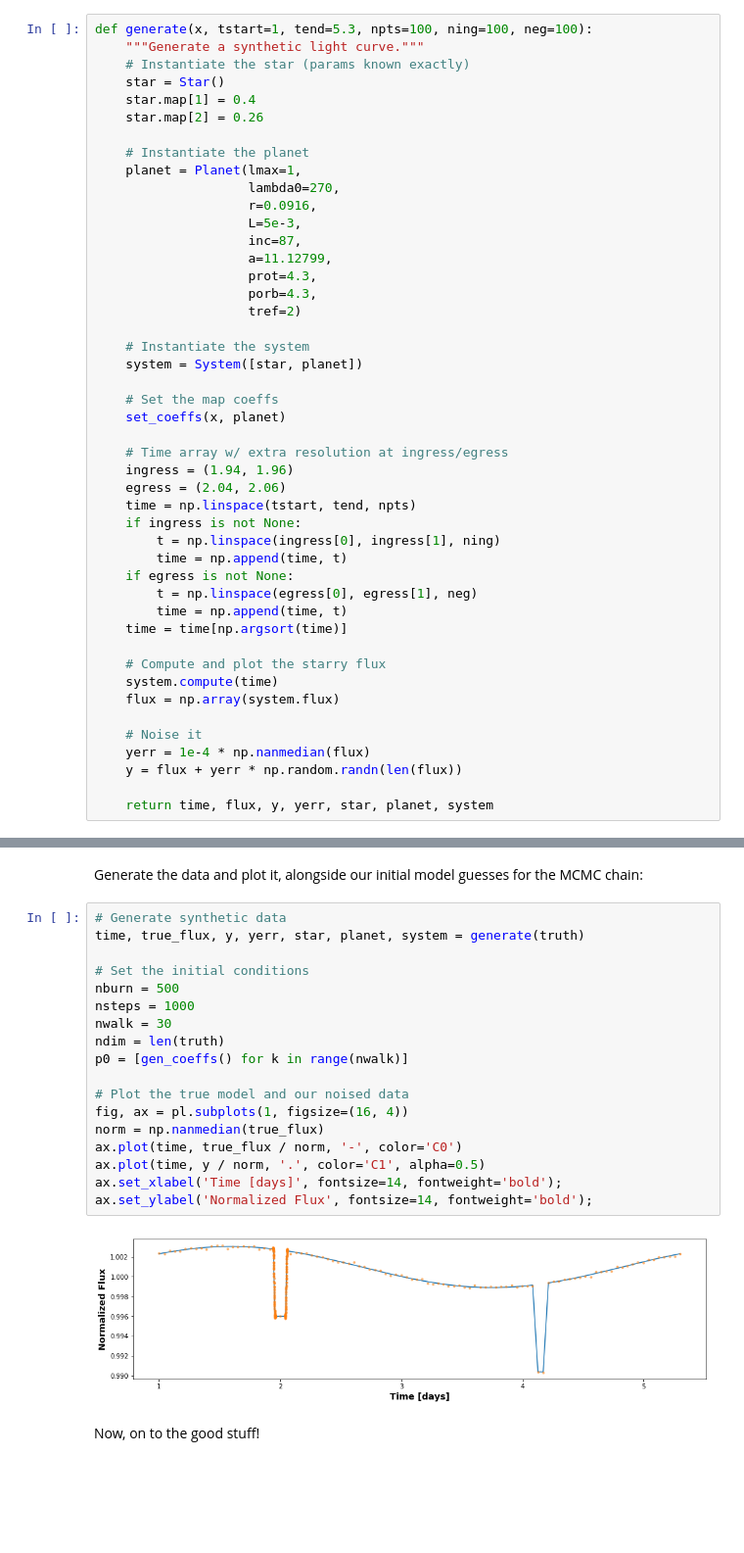
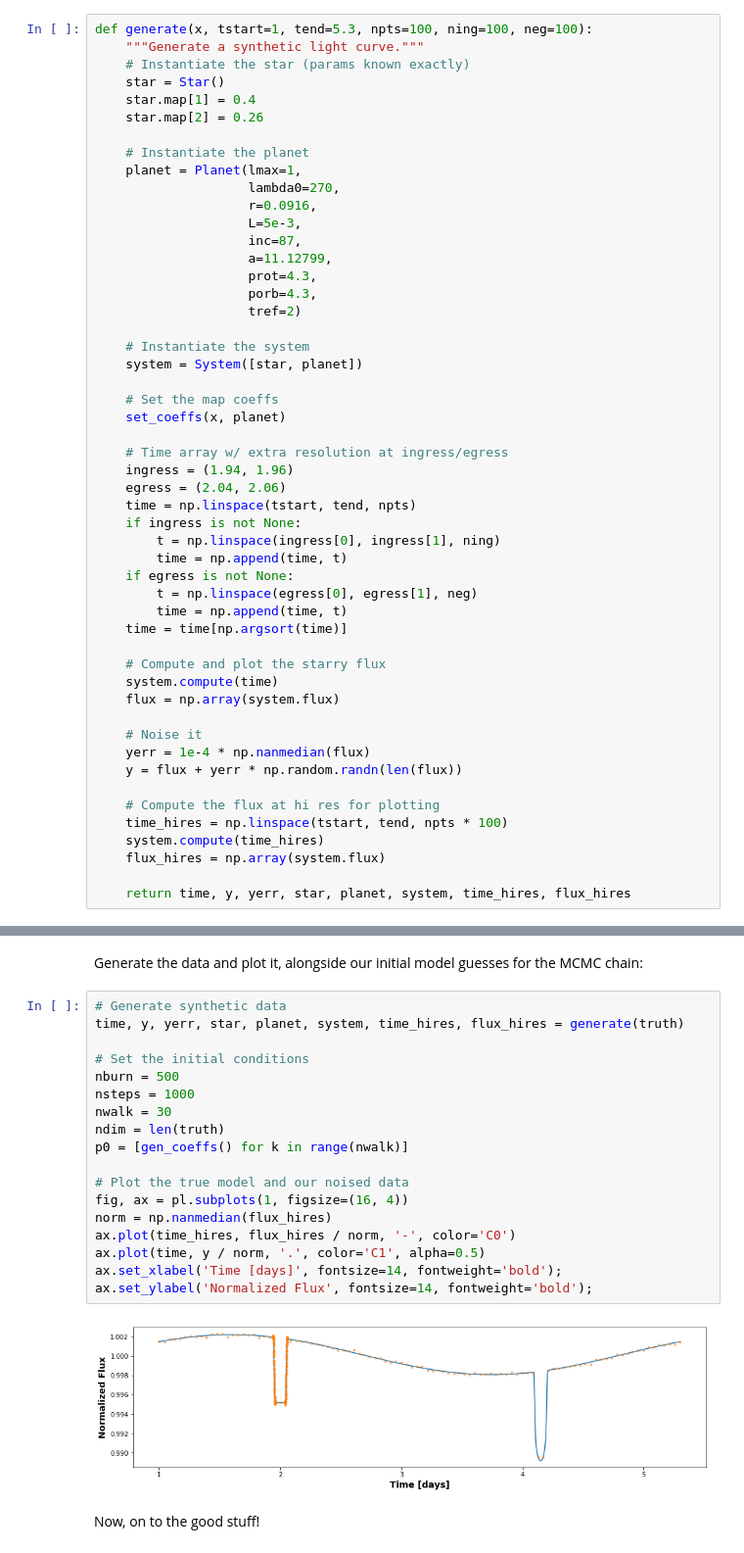
Before and after one commit to rodluger/starry, a Jupyter notebook: docs/tutorials/mcmc.ipynb, the cells around one changed output, grey strips where cells are left out. Shown at 98% size. Saved outputs shown, nothing was run; the diff lists cells and outputs as text; blank space fills up the shorter version.

```diff
--- a/docs/tutorials/mcmc.ipynb
+++ b/docs/tutorials/mcmc.ipynb
@@ -102,7 +103,12 @@ def generate(x, tstart=1, tend=5.3, npts=100, ning=100, neg=100):
     yerr = 1e-4 * np.nanmedian(flux)
     y = flux + yerr * np.random.randn(len(flux))
 
-    return time, flux, y, yerr, star, planet, system
+    # Compute the flux at hi res for plotting
+    time_hires = np.linspace(tstart, tend, npts * 100)
+    system.compute(time_hires)
+    flux_hires = np.array(system.flux)
+
+    return time, y, yerr, star, planet, system, time_hires, flux_hires
 # %% [markdown]
 Finally, let's define the **true** values for the map coefficients, which we will try to infer:
 # %%
@@ -116,24 +122,24 @@ labels = np.array([r"$Y_{1,-1}$", r"$Y_{1,0}$", r"$Y_{1,1}$"])
 Generate the data and plot it, alongside our initial model guesses for the MCMC chain:
 # %%
 # Generate synthetic data
-time, true_flux, y, yerr, star, planet, system = generate(truth)
+time, y, yerr, star, planet, system, time_hires, flux_hires = generate(truth)
 
 # Set the initial conditions
 nburn = 500
 nsteps = 1000
 nwalk = 30
 ndim = len(truth)
 p0 = [gen_coeffs() for k in range(nwalk)]
 
 # Plot the true model and our noised data
 fig, ax = pl.subplots(1, figsize=(16, 4))
-norm = np.nanmedian(true_flux)
-ax.plot(time, true_flux / norm, '-', color='C0')
+norm = np.nanmedian(flux_hires)
+ax.plot(time_hires, flux_hires / norm, '-', color='C0')
 ax.plot(time, y / norm, '.', color='C1', alpha=0.5)
 ax.set_xlabel('Time [days]', fontsize=14, fontweight='bold');
 ax.set_ylabel('Normalized Flux', fontsize=14, fontweight='bold');
 # %% [output]
-[figure, old version]
+[figure, new version]
 # %% [markdown]
 Now, on to the good stuff!
 # %% [markdown]
```
Also changed, not shown: parts of 5 cells of this notebook, 2 other files.
